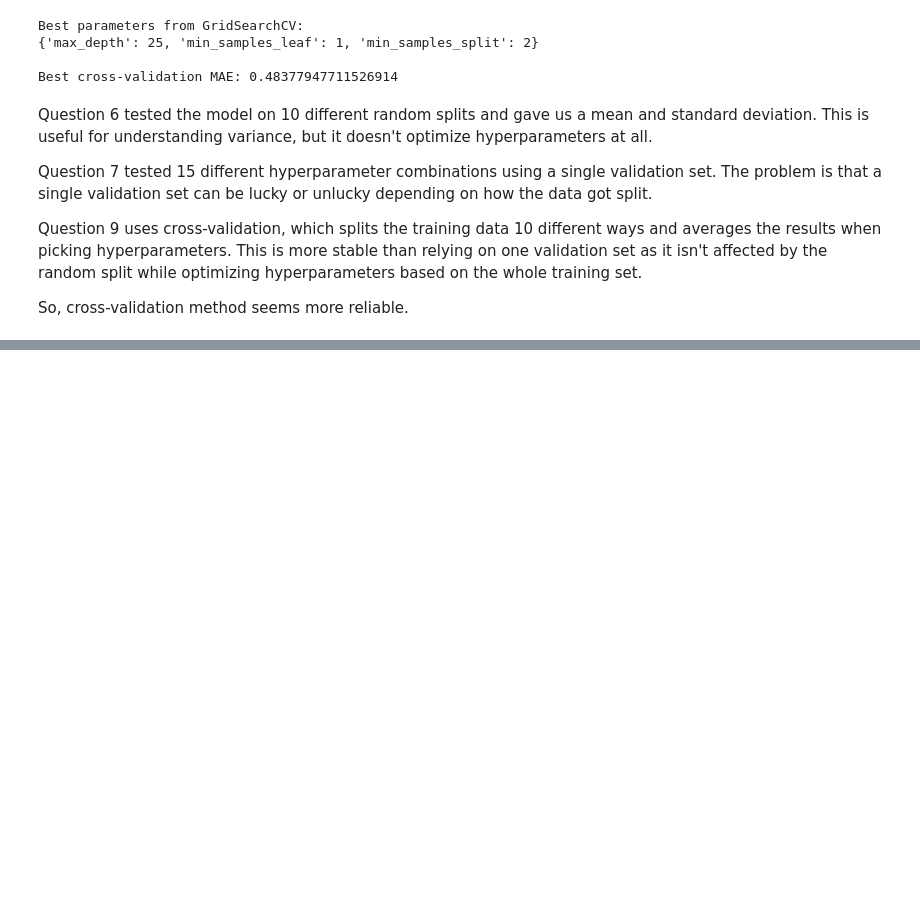
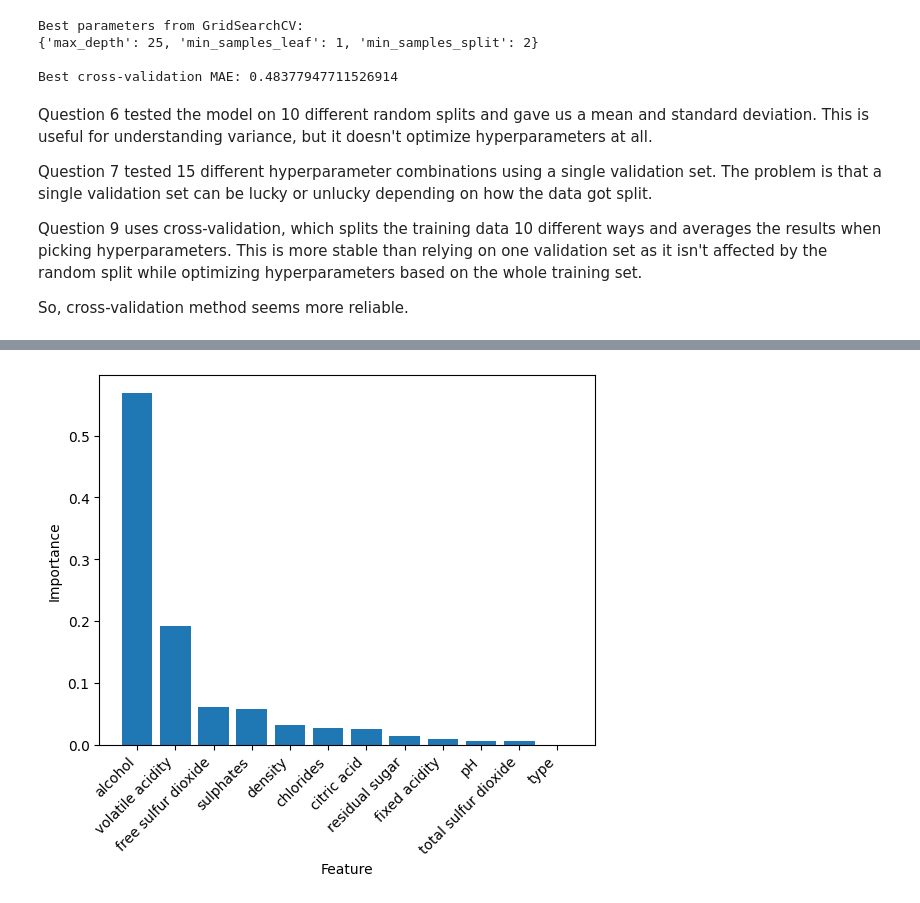
Before and after one commit to thanasisxan/AI-101-Machine-Learning, a Jupyter notebook: Exercise-4/wine-type-prediction-2.ipynb, the cells around one changed output, grey strips where cells are left out. Cells and saved outputs as stored; diff of their text form; code cells hidden in the pictures; blank space fills up the shorter version.

```diff
--- a/Exercise-4/wine-type-prediction-2.ipynb
+++ b/Exercise-4/wine-type-prediction-2.ipynb
@@ -373,0 +437,15 @@ So, cross-validation method seems more reliable.
+# %%
+importances = model11.best_estimator_.feature_importances_
+importance_df = pd.DataFrame({
+    'Feature': feature_names,
+    'Importance': importances
+})
+importance_df = importance_df.sort_values(by='Importance', ascending=False)
+
+plt.bar(importance_df['Feature'], importance_df['Importance'])
+plt.xticks(rotation=45, ha='right')
+plt.xlabel('Feature')
+plt.ylabel('Importance')
+plt.show()
+# %% [output]
+[figure, added]
```
Also changed, not shown: parts of 8 cells of this notebook, 1 other file.
